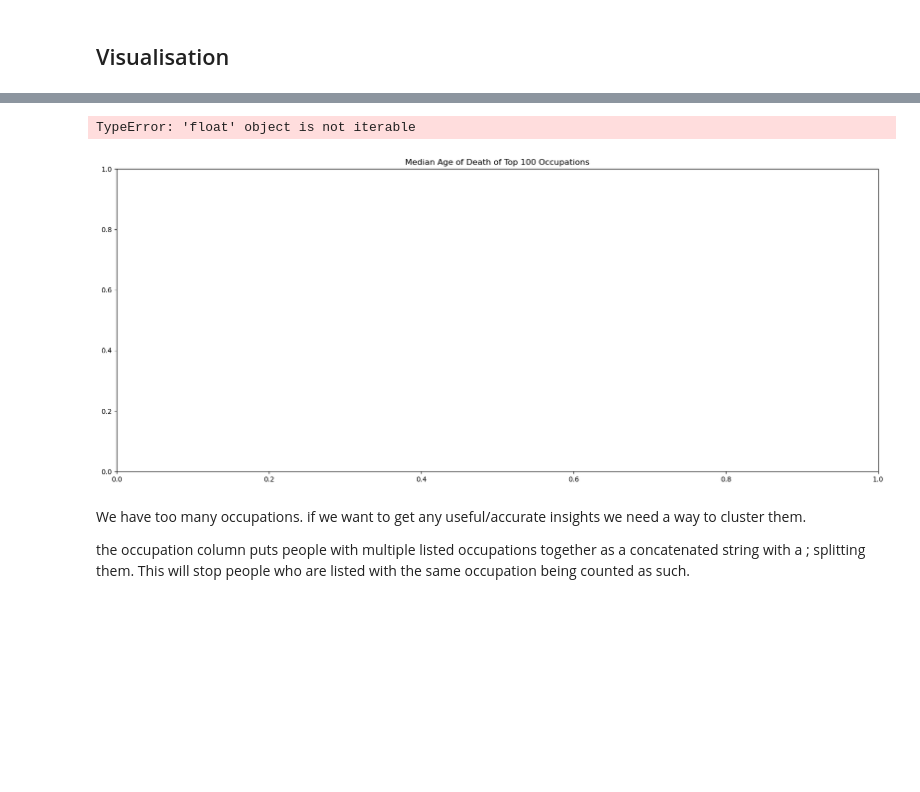
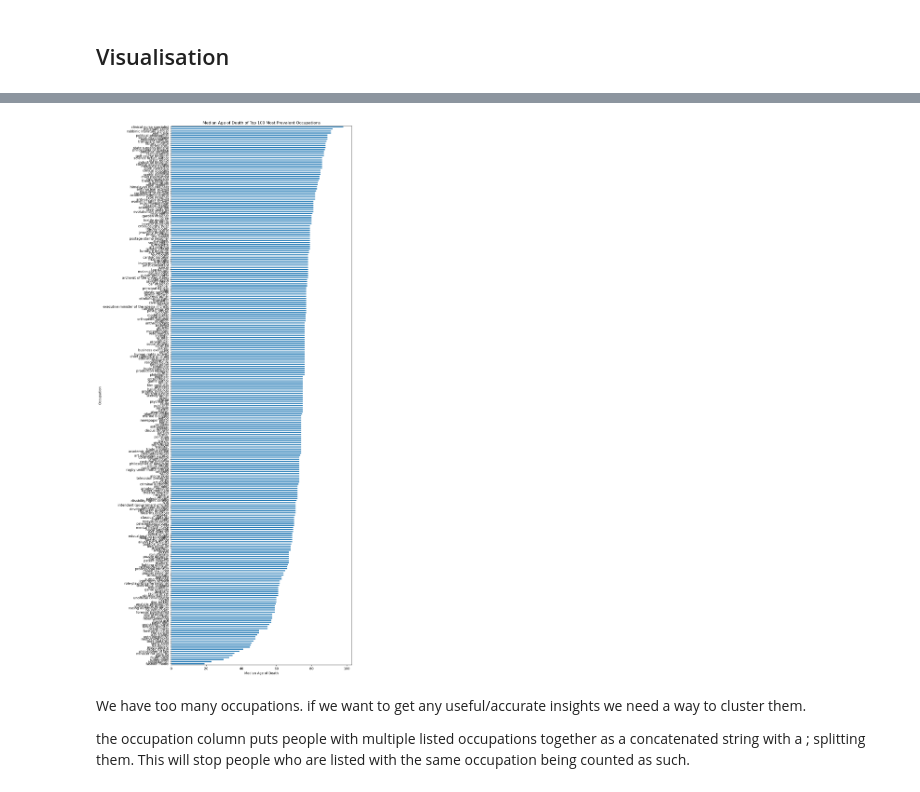
Before and after one commit to JamesHudsonn/3804ICT-Age-Analysis, a Jupyter notebook: age_investigation.ipynb, the cells around one changed output, grey strips where cells are left out. Cells and saved outputs as stored; diff of their text form; code cells hidden in the pictures; blank space fills up the shorter version.

```diff
--- a/age_investigation.ipynb
+++ b/age_investigation.ipynb
@@ -262,31 +324,34 @@ plt.show()
-# %%
-plt.figure(figsize=(20, 8))
-plt.title("Median Age of Death of Top 100 Occupations")
-
-# Extract individual occupations from the list and count them
-occupation_counts = [occupation for occupations in exploded_df['Occupation'] for occupation in occupations]
-occupation_counts = pd.Series(occupation_counts).value_counts()
-
-# Get the top 100 occupations
-top100 = occupation_counts.nlargest(100).index.tolist()
-
-# Calculate the median age of death for each of the top 100 occupations
-medians = {}
-for occupation in top100:
-    median_age = df[df['Occupation'].apply(lambda x: occupation in x)]['Age of death'].median()
-    medians[occupation] = median_age
-
-# Sort occupations by median age
-sorted_occupations = sorted(medians, key=medians.get)
-
-plt.bar(sorted_occupations, [medians[occupation] for occupation in sorted_occupations])
-plt.xlabel("Occupation")
-plt.ylabel("Median Age of Death")
-plt.xticks(rotation=90)
-plt.show()
-# %% [output]
-TypeError: 'float' object is not iterable
-[figure, removed]
+# %%
+import pandas as pd
+import matplotlib.pyplot as plt
+
+# Load your DataFrame (replace 'df' with the actual name of your DataFrame)
+# df = ...
+
+# Drop rows with missing values
+df_cleaned = exploded_df.dropna(subset=['Occupation'])
+
+# Calculate the prevalence of each occupation
+occupation_counts = df_cleaned['Occupation'].explode().value_counts()
+
+# Get the top 100 most prevalent occupations
+top_occupations = occupation_counts.nlargest(100).index
+
+# Filter the DataFrame to include only the top 100 occupations
+top_df = df_cleaned[df_cleaned['Occupation'].apply(lambda x: any(occupation in x for occupation in top_occupations))]
+
+# Calculate the median age of death for each occupation
+occupation_medians = top_df.groupby('Occupation')['Age of death'].median()
+
+# Plotting
+plt.figure(figsize=(10, 30))
+occupation_medians.sort_values().plot(kind='barh')
+plt.title("Median Age of Death of Top 100 Most Prevalent Occupations")
+plt.xlabel("Median Age of Death")
+plt.ylabel("Occupation")
+plt.show()
+# %% [output]
+[figure, added]
 # %% [markdown]
 We have too many occupations. if we want to get any useful/accurate insights we need a way to cluster them.
 
```
Also changed, not shown: parts of 31 cells of this notebook.
